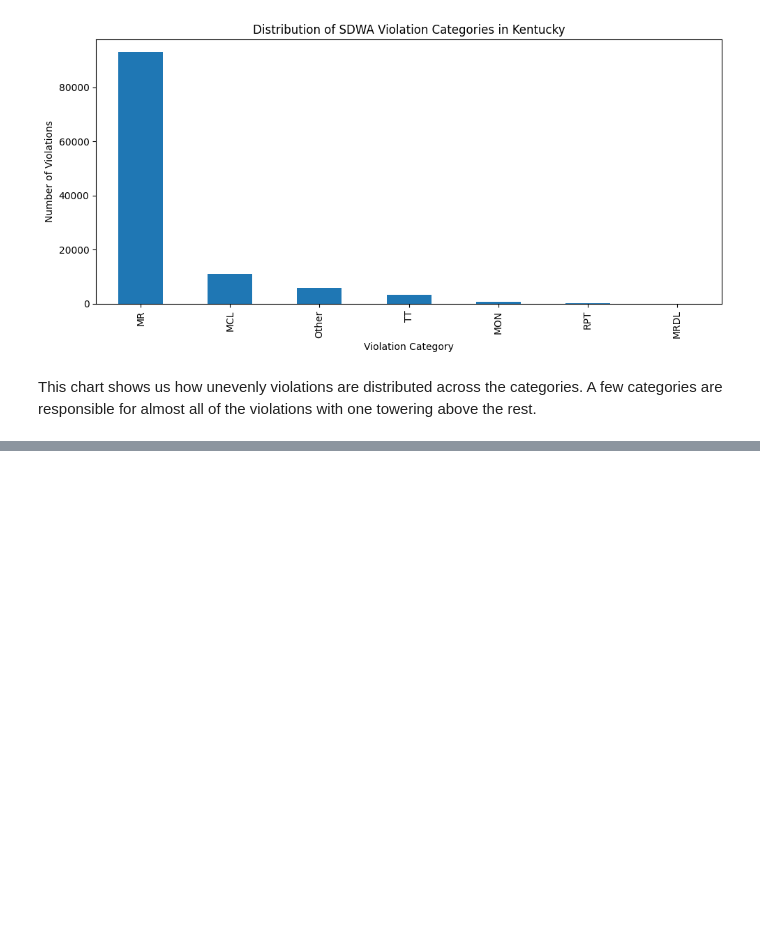
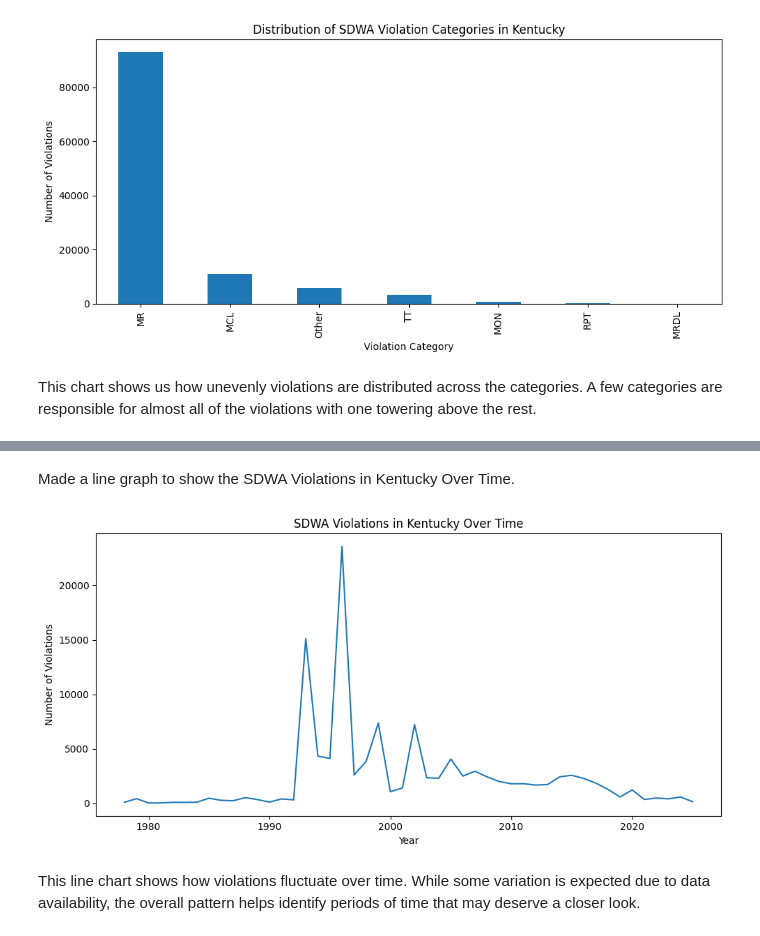
Before and after one commit to amydaniel24/kentucky_water_quality_analysis, a Jupyter notebook: notebooks/keystone_water_ky.ipynb, the cells around one changed output, grey strips where cells are left out. Cells and saved outputs as stored; diff of their text form; code cells hidden in the pictures; blank space fills up the shorter version.

```diff
--- a/notebooks/keystone_water_ky.ipynb
+++ b/notebooks/keystone_water_ky.ipynb
@@ -399,0 +432,11 @@ This chart shows us how unevenly violations are distributed across the categorie
+# %%
+violations["year"] = violations["noncompl_begin"].dt.year
+# %%
+violations_by_year = (
+    violations
+    .groupby("year")
+    .size()
+    .sort_index()
+)
+
+violations_by_year
@@ -399,0 +461,13 @@ This chart shows us how unevenly violations are distributed across the categorie
+# %% [markdown]
+Made a line graph to show the SDWA Violations in Kentucky Over Time.
+# %%
+violations_by_year.plot(kind="line", figsize=(10, 5))
+plt.title("SDWA Violations in Kentucky Over Time")
+plt.xlabel("Year")
+plt.ylabel("Number of Violations")
+plt.tight_layout()
+plt.show()
+# %% [output]
+[figure, added]
+# %% [markdown]
+This line chart shows how violations fluctuate over time. While some variation is expected due to data availability, the overall pattern helps identify periods of time that may deserve a closer look.
```
Also changed, not shown: parts of 9 cells of this notebook.
